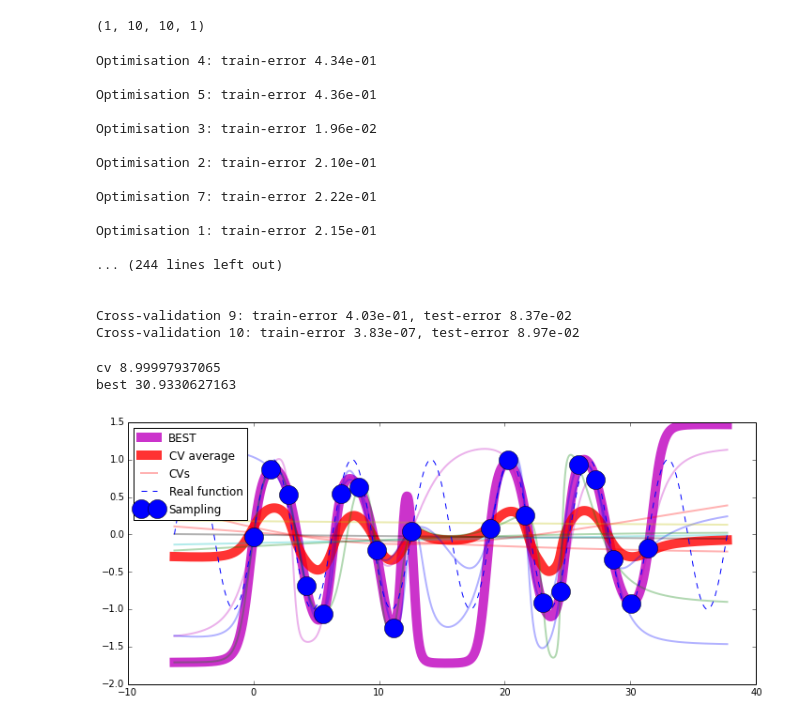
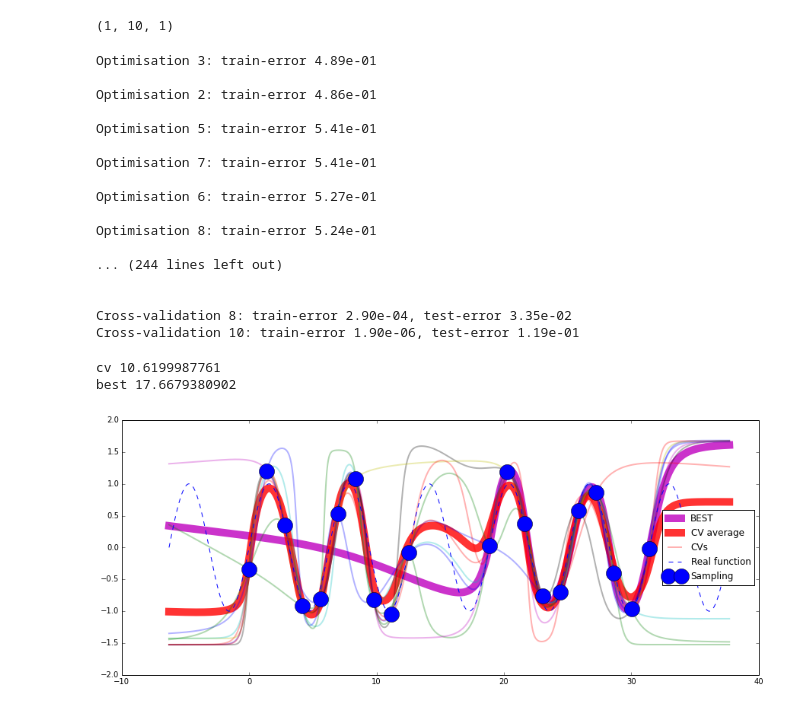
Before and after one commit to thedimlebowski/afsis-challenge, a Jupyter notebook: NN.ipynb, the cells around one changed output. Cells and saved outputs as stored; diff of their text form; code cells hidden in the pictures.

```diff
--- a/NN.ipynb
+++ b/NN.ipynb
@@ -13,63 +13,63 @@ train_out = np.array(np.sin(train_in) + noise*np.random.randn(len(train_in),1))
 n_sample = np.shape(train_in)[0]
 n_input = np.shape(train_in)[1]
 n_output = np.shape(train_out)[1]
-net_arch = (n_input, 10 , 10, n_output)
+net_arch = (n_input, 10  , n_output)
 print net_arch
 nno = NNO(net_arch, verbose = True, biases = True)
 # %% [output]
-(1, 10, 10, 1)
+(1, 10, 1)
 # %%
-nno.train_cv(train_in,train_out, ncv = 10, ntry = 10, ratio = 0.75, nproc = 4, best_test = True)
+nno.train_cv(train_in,train_out, ncv = 10, ntry = 10, ratio = 0.75, nproc = 4, best_test = False)
 nno.train_best(train_in,train_out, ntry = 10, nproc = 4)
 # %% [output]
-Optimisation 4: train-error 4.34e-01
+Optimisation 3: train-error 4.89e-01
 
-Optimisation 5: train-error 4.36e-01
+Optimisation 2: train-error 4.86e-01
 
-Optimisation 3: train-error 1.96e-02
+Optimisation 5: train-error 5.41e-01
 
-Optimisation 2: train-error 2.10e-01
+Optimisation 7: train-error 5.41e-01
 
-Optimisation 7: train-error 2.22e-01
+Optimisation 6: train-error 5.27e-01
 
-Optimisation 1: train-error 2.15e-01
+Optimisation 8: train-error 5.24e-01
 
 ... (244 lines left out)
 
 
-Cross-validation 9: train-error 4.03e-01, test-error 8.37e-02
-Cross-validation 10: train-error 3.83e-07, test-error 8.97e-02
+Cross-validation 8: train-error 2.90e-04, test-error 3.35e-02
+Cross-validation 10: train-error 1.90e-06, test-error 1.19e-01
 # %%
 outer_domain = 2*np.pi
 
-plt.figure(figsize = (12,5))
+plt.figure(figsize = (15,6))
 test_in = np.array([np.linspace(0-outer_domain,10*np.pi+outer_domain,1000)]).T
 test_out = np.array(np.sin(test_in))
 
 colors = 'rgbcmyk'*10
 
 test_net_out_best = nno.sim(test_in, best = True)
 plt.plot(test_in,test_net_out_best, lw = 10, color= 'm',alpha = 0.8, label = 'BEST')
 
 test_net_out_cv = nno.sim(test_in, cv = True)
 plt.plot(test_in,test_net_out_cv, lw = 10, color= 'r',alpha = 0.8, label = 'CV average')
 
 for i in range(nno.ncv)[::-1]:
     if i == 0:
         legend = 'CVs'
     else:
         legend = '_nolegend_'
     plt.plot(test_in,nno.sim(test_in, cv_i = i), lw = 2, color= colors[i],alpha = 0.3, label = legend, linestyle = '-')
 
 plt.plot(test_in, np.sin(test_in),'--b', label = 'Real function')
 plt.plot(train_in,train_out, lw = 0, color= 'b', marker = 'o', markersize = 20, label = 'Sampling')
 plt.legend(loc = 0)
 
 print 'cv', 0.5*(np.sum(np.abs(np.sin(test_in) - test_net_out_cv)**2)/n_points)
 print 'best', 0.5*(np.sum(np.abs(np.sin(test_in) - test_net_out_best)**2)/n_points)
 
 plt.show()
 # %% [output]
-cv 8.99997937065
-best 30.9330627163
+cv 10.6199987761
+best 17.6679380902
-[figure, old version]
+[figure, new version]
```
Also changed, not shown: 4 other files.
